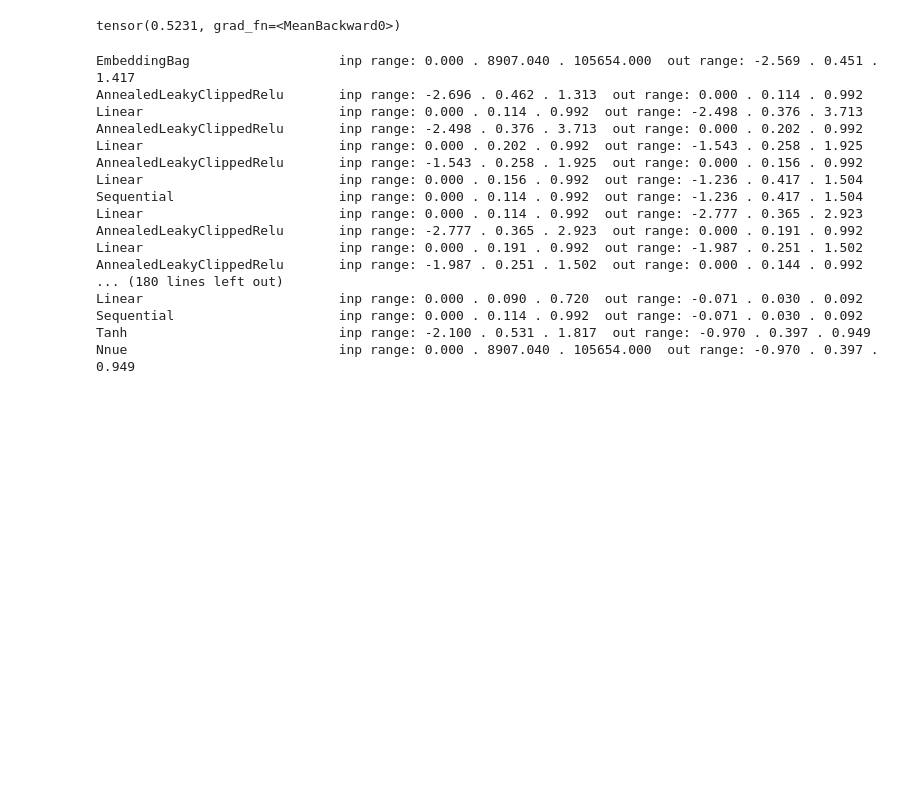
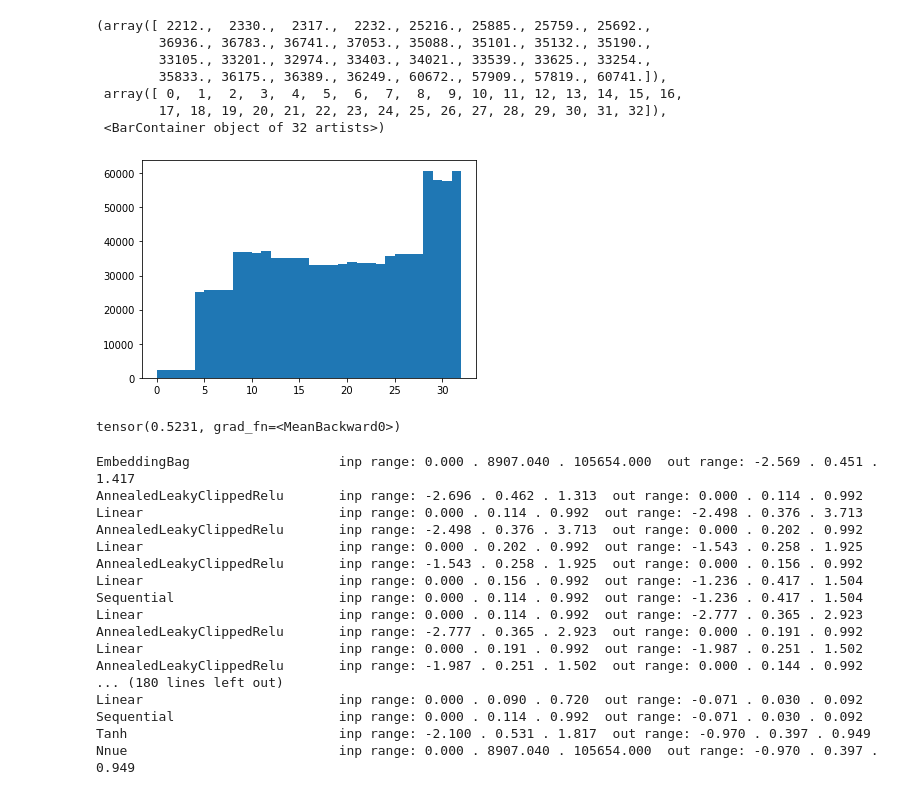
Before and after one commit to petersn/duckchess, a Jupyter notebook: engine/NewNnueQuantize.ipynb, the cells around one changed output. Saved outputs shown, nothing was run; the diff lists cells and outputs as text; code cells hidden in the pictures; blank space fills up the shorter version.

```diff
--- a/engine/NewNnueQuantize.ipynb
+++ b/engine/NewNnueQuantize.ipynb
@@ -30,5 +30,16 @@ Constant model loss: 0.6828318840027551
 # %%
-indices, offsets, which_model, lengths, targets = make_batch(1024)# * 1024)
+indices, offsets, which_model, lengths, targets = make_batch(1024 * 1024)
+# %%
+plt.hist(which_model.detach().numpy(), bins=range(33))
+# %% [output]
+(array([ 2212.,  2330.,  2317.,  2232., 25216., 25885., 25759., 25692.,
+        36936., 36783., 36741., 37053., 35088., 35101., 35132., 35190.,
+        33105., 33201., 32974., 33403., 34021., 33539., 33625., 33254.,
+        35833., 36175., 36389., 36249., 60672., 57909., 57819., 60741.]),
+ array([ 0,  1,  2,  3,  4,  5,  6,  7,  8,  9, 10, 11, 12, 13, 14, 15, 16,
+        17, 18, 19, 20, 21, 22, 23, 24, 25, 26, 27, 28, 29, 30, 31, 32]),
+ <BarContainer object of 32 artists>)
+[figure, added]
 # %%
 def estimate_loss():
     outputs = model(indices, offsets, which_model, lengths)
```
Also changed, not shown: parts of 2 cells of this notebook, 3 other files.
